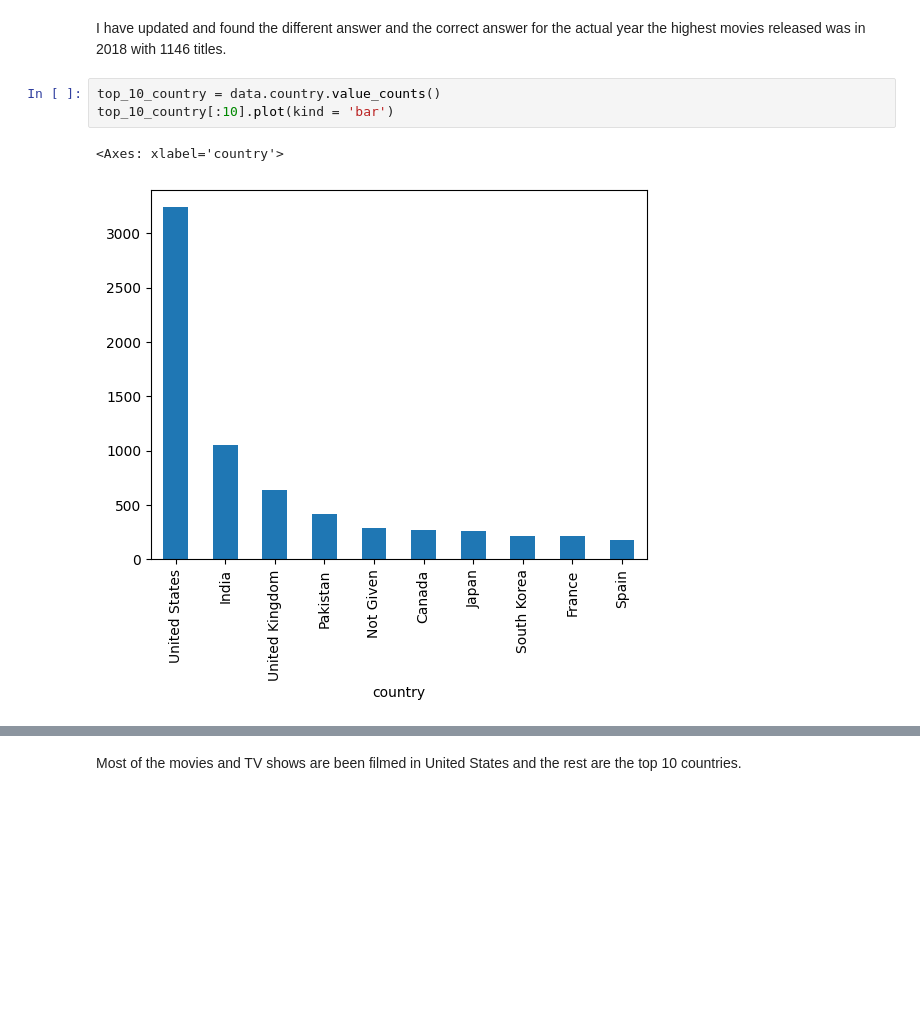
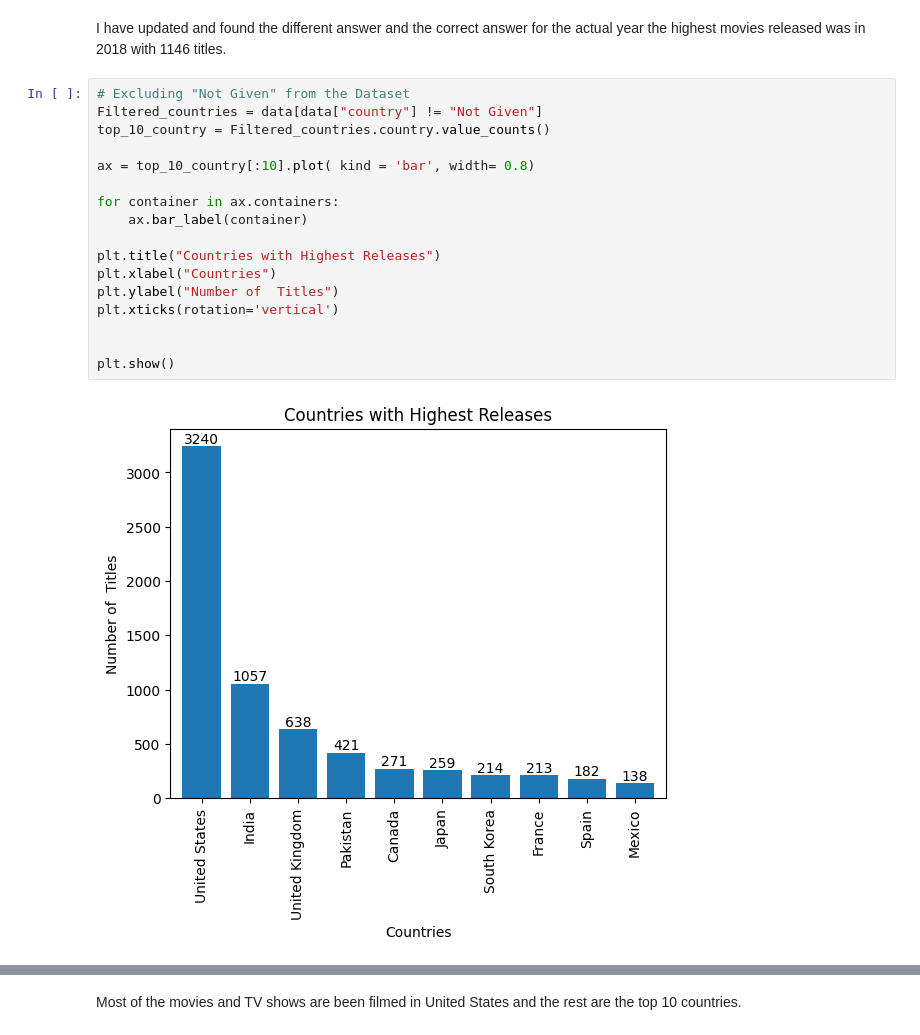
Before and after one commit to CMPN-CODECELL/Netflix-Data-Cleaning-Analysis-and-Visualization, a Jupyter notebook: Samarth Gawali.ipynb, the cells around one changed output, grey strips where cells are left out. Drawn from its saved outputs; the diff is of its cells as text; blank space fills up the shorter version.

```diff
--- a/Samarth Gawali.ipynb
+++ b/Samarth Gawali.ipynb
@@ -92,12 +92,25 @@ plt.show()
 [figure]
 # %% [markdown]
 I have updated and found the different answer and the correct answer for the actual year the highest movies released was in 2018 with 1146 titles.
-# %%
-top_10_country = data.country.value_counts()
-top_10_country[:10].plot(kind = 'bar')
-# %% [output]
-<Axes: xlabel='country'>
-[figure, removed]
+# %%
+# Excluding "Not Given" from the Dataset
+Filtered_countries = data[data["country"] != "Not Given"]
+top_10_country = Filtered_countries.country.value_counts()
+
+ax = top_10_country[:10].plot( kind = 'bar', width= 0.8)
+
+for container in ax.containers:
+    ax.bar_label(container)
+
+plt.title("Countries with Highest Releases")
+plt.xlabel("Countries")
+plt.ylabel("Number of  Titles")
+plt.xticks(rotation='vertical')
+
+
+plt.show()
+# %% [output]
+[figure, added]
 # %%
 data_country = data.country.value_counts()
 data_country[:7].plot(kind = 'pie',autopct ='%1.1f%%')
```
Also changed, not shown: parts of 1 cell of this notebook.
